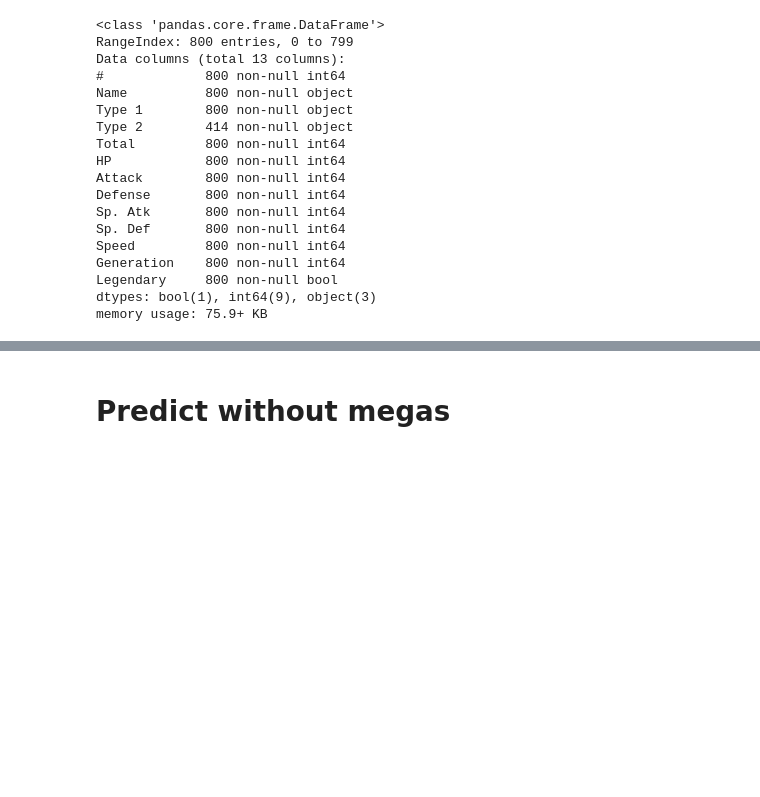
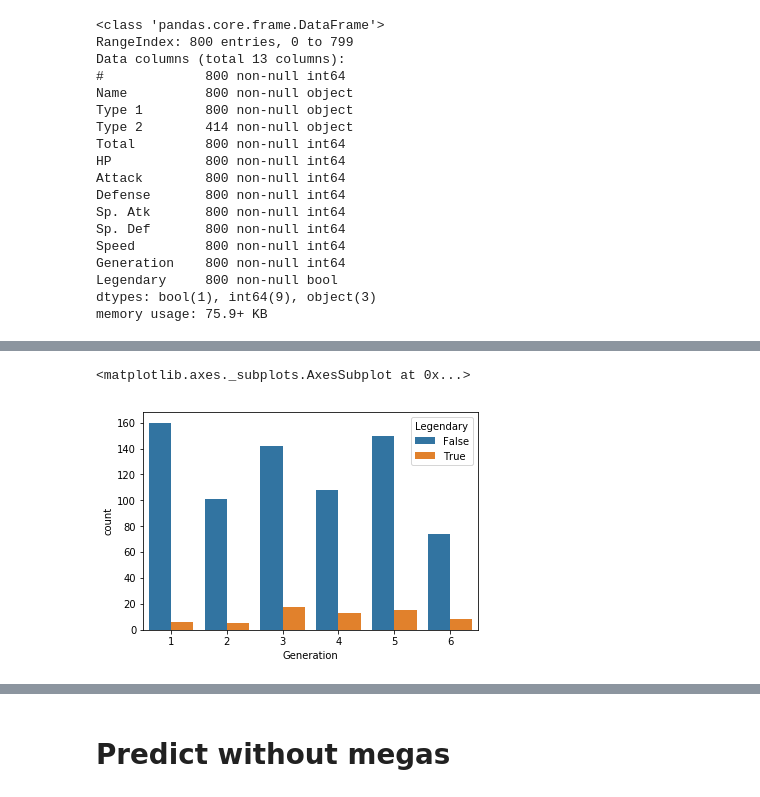
Before and after one commit to yangobeil/Pokemon-legendaries, a Jupyter notebook: Pokémon_legendary.ipynb, the cells around one changed output, grey strips where cells are left out. Drawn from its saved outputs; the diff is of its cells as text; code cells hidden in the pictures; blank space fills up the shorter version.

```diff
--- a/Pokémon_legendary.ipynb
+++ b/Pokémon_legendary.ipynb
@@ -306,0 +188,7 @@ avg / total       0.95      0.96      0.95       264
+# %%
+# Plot the number of legendaries per generation
+
+sns.countplot(pokemon['Generation'], hue=pokemon['Legendary'])
+# %% [output]
+<matplotlib.axes._subplots.AxesSubplot at 0x...>
+[figure, added]
```
Also changed, not shown: parts of 54 cells of this notebook.
